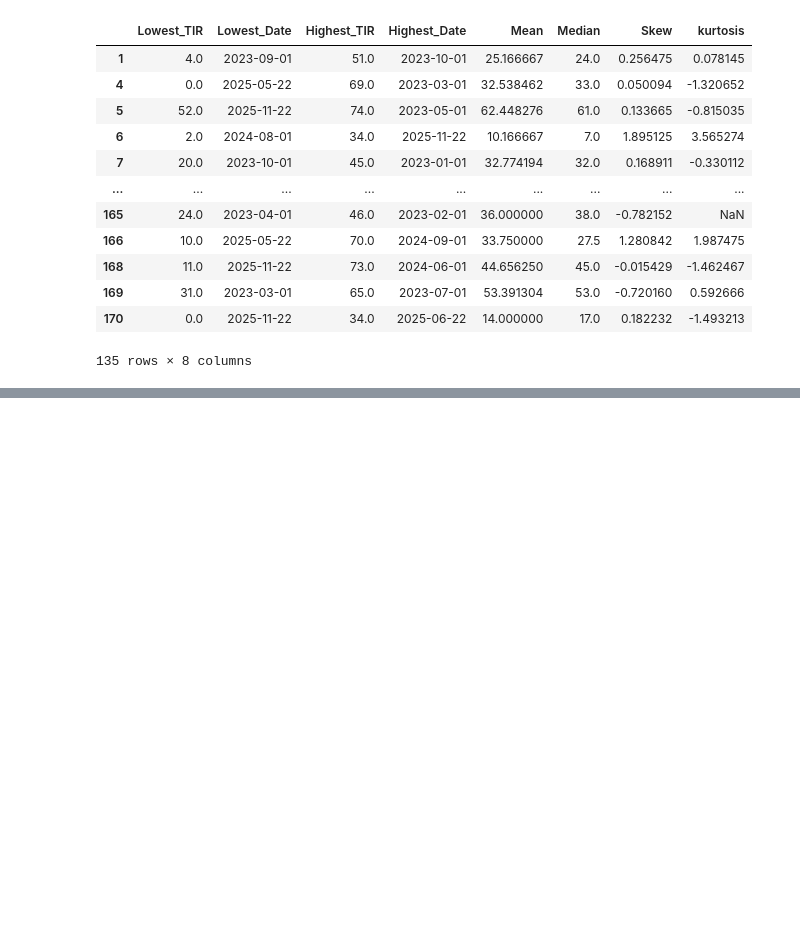
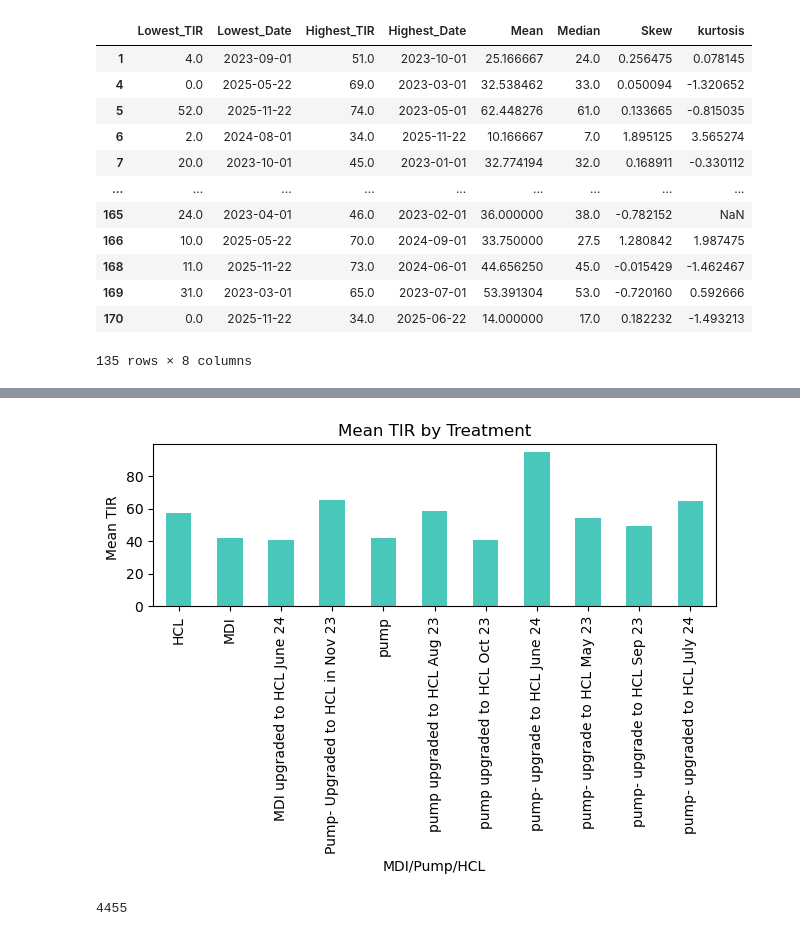
Before and after one commit to eeshakhawaja/thesis, a Jupyter notebook: data_set_thesis.ipynb, the cells around one changed output, grey strips where cells are left out. Saved outputs shown, nothing was run; the diff lists cells and outputs as text; code cells hidden in the pictures; blank space fills up the shorter version.

```diff
--- a/data_set_thesis.ipynb
+++ b/data_set_thesis.ipynb
@@ -440,0 +623,27 @@ patient_based_TIR_stats
+# %%
+n_meta = 5
+
+# Metadata rows at the top
+meta = (
+    complete.iloc[:n_meta]
+    .T
+    .rename_axis("Patient")
+    .reset_index()
+)
+
+# Date rows
+data = complete.iloc[n_meta:].copy()
+
+long_data = (
+    data
+    .rename_axis("date")
+    .reset_index()
+    .melt(
+        id_vars="date",
+        var_name="Patient",
+        value_name="TIR"    # time in range
+    )
+)
+final_df = long_data.merge(meta, on="Patient", how="left")
+
+final_df.head(50)
@@ -440,0 +716,16 @@ patient_based_TIR_stats
+# %%
+grouped=final_df.groupby(["MDI/Pump/HCL"]).agg({"TIR": ["mean", "min"]})
+# final_df.plot.bar(x="MDI/Pump/HCL", color='blue,yellow,green')
+# Plot mean TIR by treatment
+grouped['TIR']['mean'].plot.bar(color=['#48C7BA'])
+plt.ylabel('Mean TIR ')
+plt.title('Mean TIR by Treatment')
+plt.tight_layout()
+plt.show()
+# %% [output]
+[figure, added]
+# %%
+final_df.shape[0]
+# returns no of rows
+# %% [output]
+4455
```
Also changed, not shown: parts of 39 cells of this notebook, 2 other files.
